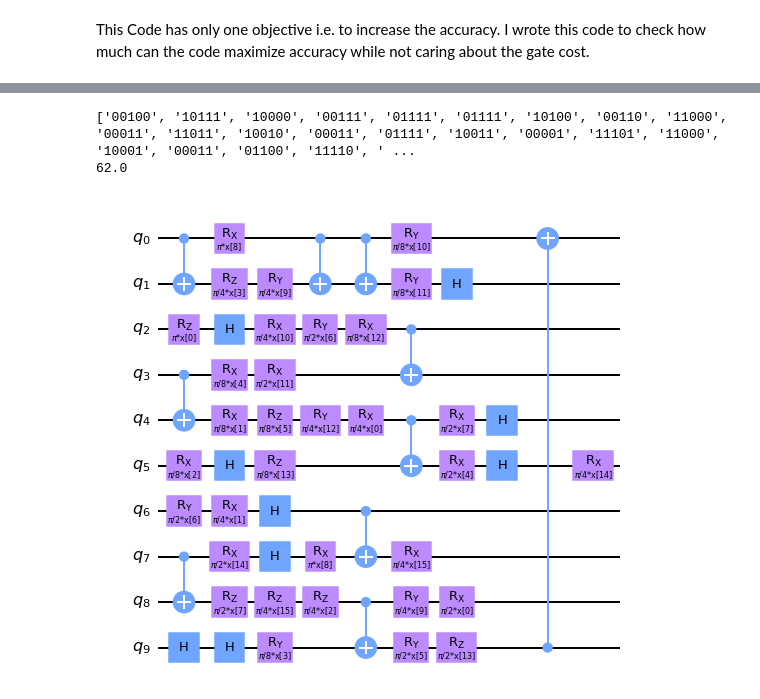
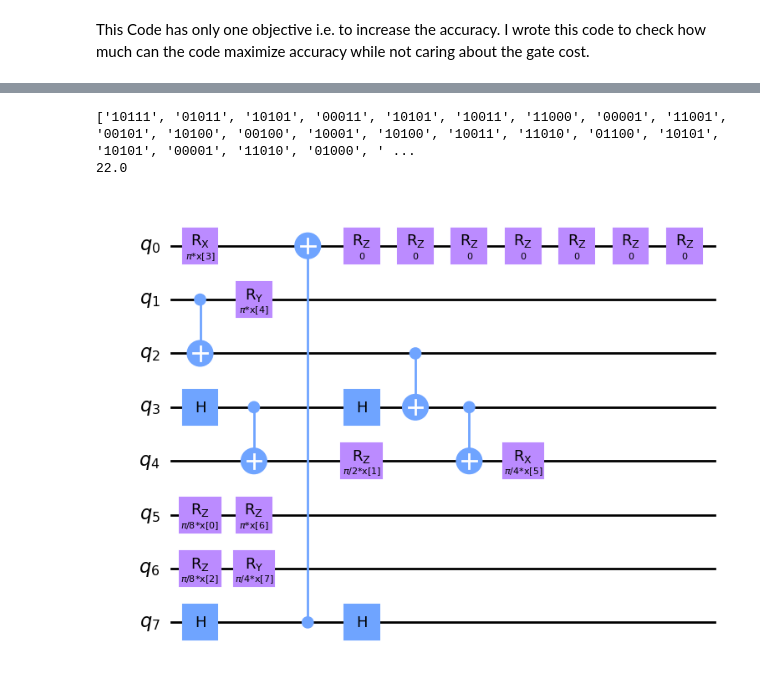
Before and after one commit to nikhil-co/Qkrishi-QSVM, a Jupyter notebook: singlebankingacc.ipynb, the cells around one changed output, grey strips where cells are left out. Saved outputs shown, nothing was run; the diff lists cells and outputs as text; code cells hidden in the pictures.

```diff
--- a/singlebankingacc.ipynb
+++ b/singlebankingacc.ipynb
@@ -449,15 +447,16 @@ class CircuitConversor2:
                        self.register[qubit])
             return k+1
         return operation
-
-cc = CircuitConversor2(nqubits=nqubits, nparameters=16)
-fm, puertas = cc(coding_bits(iot_salidas.circ[0]))
-print(puertas)
-fm.draw(output='mpl')
-# %% [output]
-['00100', '10111', '10000', '00111', '01111', '01111', '10100', '00110', '11000', '00011', '11011', '10010', '00011', '01111', '10011', '00001', '11101', '11000', '10001', '00011', '01100', '11110', ' ...
-62.0
-[figure, removed]
+# %%
+
+cc = CircuitConversor2(nqubits=nqubits, nparameters=X.shape[1])
+fm, puertas = cc(coding_bits(iot_salidas.circ[0]))
+print(puertas)
+fm.draw(output='mpl')
+# %% [output]
+['10111', '01011', '10101', '00011', '10101', '10011', '11000', '00001', '11001', '00101', '10100', '00100', '10001', '10100', '10011', '11010', '01100', '10101', '10101', '00001', '11010', '01000', ' ...
+22.0
+[figure, added]
 # %%
 from sklearn.metrics import confusion_matrix, ConfusionMatrixDisplay, recall_score, accuracy_score
 import matplotlib.pyplot as plt
```
Also changed, not shown: parts of 6 cells of this notebook, 1 other file.
